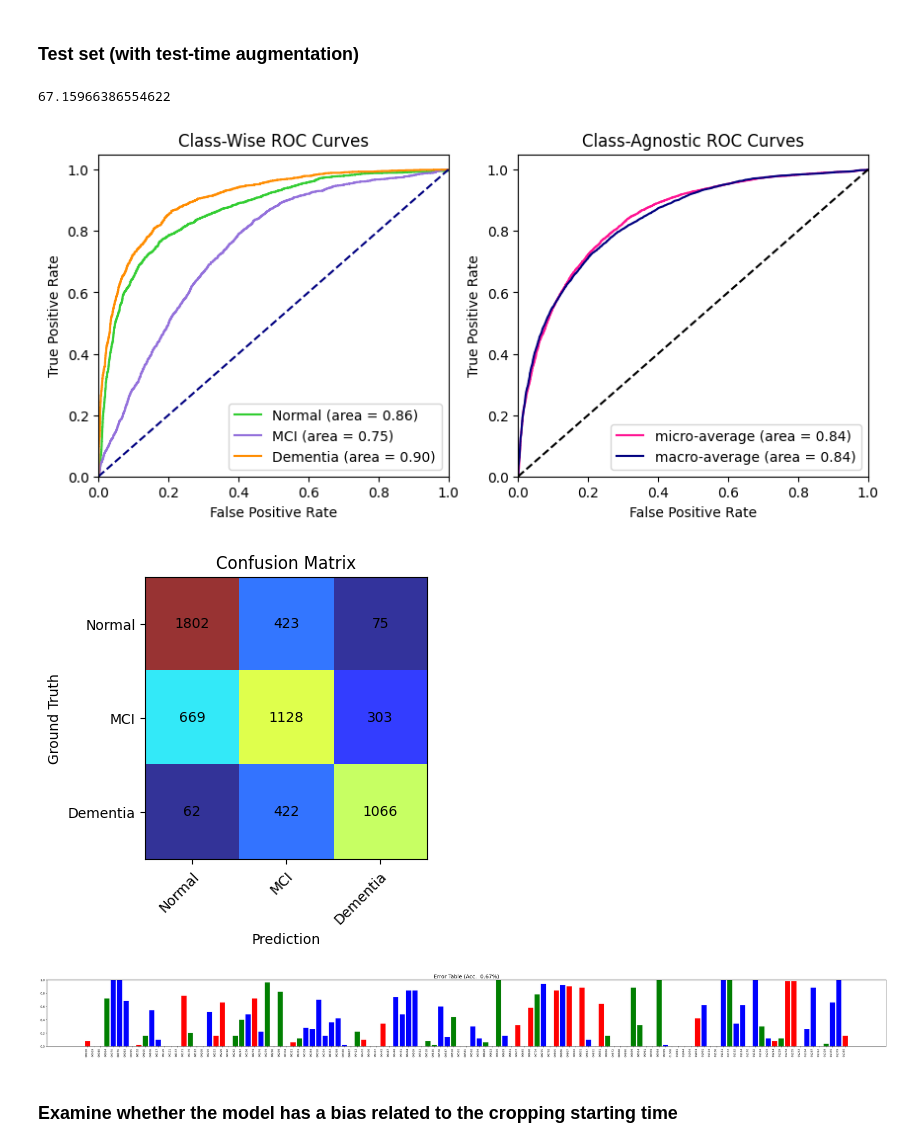
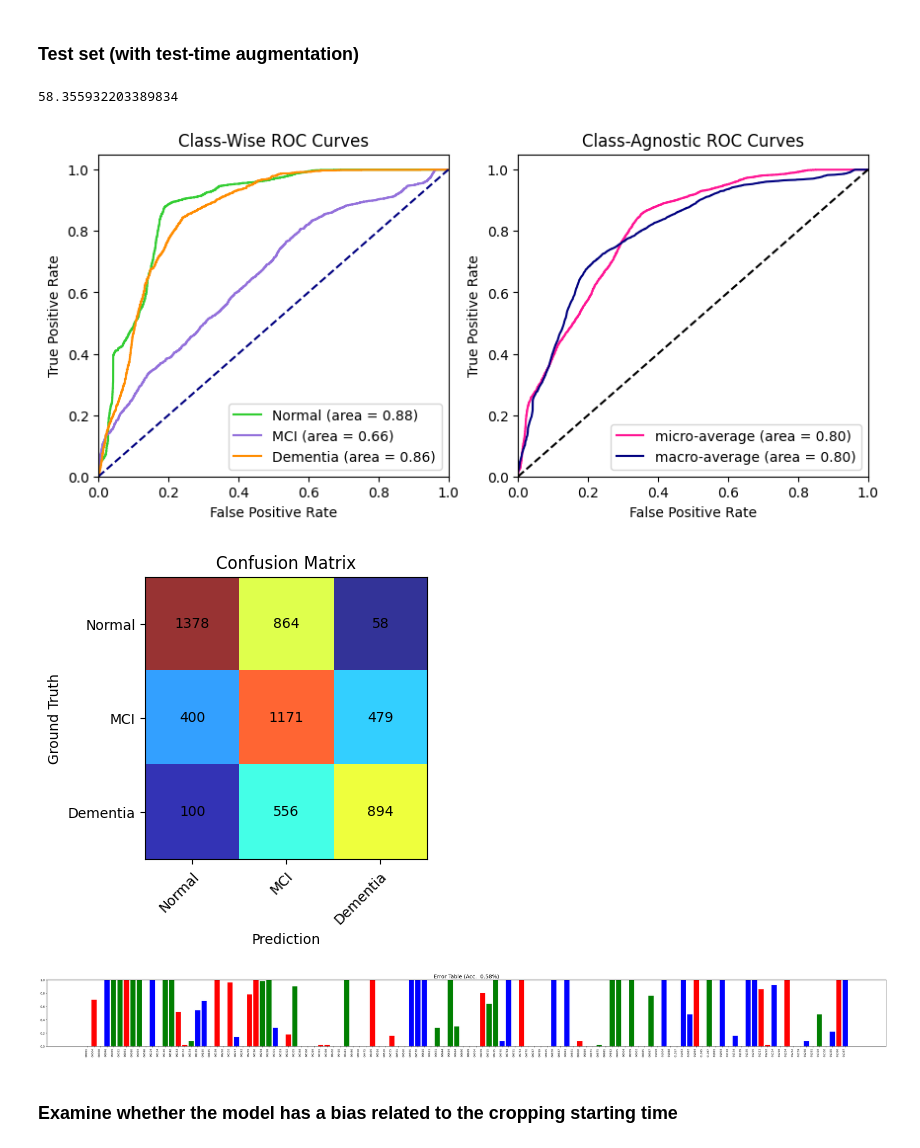
Before and after one commit to nightchell2020/CG-MEA, a Jupyter notebook: notebook/07_Evaluate.ipynb, the cells around one changed output. Cells and saved outputs as stored; diff of their text form; code cells hidden in the pictures.

```diff
--- a/notebook/07_Evaluate.ipynb
+++ b/notebook/07_Evaluate.ipynb
@@ -85,5 +93,15 @@ pprint.pprint(config, width=250)
 
 ## Load the target model
 # %%
-model = config['generator'](**config).to(device)
-model.load_state_dict(model_state)
+# model = config['generator'](**config).to(device)
+model = hydra.utils.instantiate(config).to(device)
+
+if config.get('ddp', False):
+    model_state_ddp = deepcopy(model_state)
+    model_state = OrderedDict()
+    for k, v in model_state_ddp.items():
+        name = k[7:] # remove 'module.' of DataParallel/DistributedDataParallel
+        model_state[name] = v
+    model.load_state_dict(model_state)
+else:
+    model.load_state_dict(model_state)
@@ -186,11 +114,11 @@ def check_accuracy_extended_debug(model, loader, preprocess, config, repeat=1):
 # %%
 config = ckpt['config']
 
+config['ddp'] = False
 config['crop_timing_analysis'] = True
 config['eval'] = True
 config['device'] = device
 
-repeat = round(50 / config['crop_multiple'])
-
-train_loader, val_loader, test_loader, longer_test_loader = build_dataset_for_train(config, verbose=True)
+repeat = round(200 / config['crop_multiple'])
+print(repeat)
 # %% [output]
@@ -213,0 +128,2 @@ transform_longer: Compose(
+# %%
+train_loader, val_loader, test_loader, multicrop_test_loader = build_dataset_for_train(config, verbose=True)
@@ -280,25 +217,25 @@ draw_error_table(test_error_table, use_wandb=False)
 # %% [markdown]
 ### Test set (with test-time augmentation)
 # %%
-_ = check_accuracy_extended_debug(model, longer_test_loader, config['preprocess_test'], config, repeat=repeat)
-longer_test_acc = _[0]
-longer_test_score = _[1]
-longer_test_target = _[2]
-longer_test_confusion = _[3]
-longer_test_error_table = _[4]
-longer_test_crop_timing = _[5]
+_ = check_accuracy_multicrop_extended(model, multicrop_test_loader,
+                                      config['preprocess_test'], config, repeat=repeat)
+multi_test_acc = _[0]
+multi_test_score = _[1]
+multi_test_target = _[2]
+multi_test_confusion = _[3]
+multi_test_error_table = _[4]
 
-print(longer_test_acc)
+print(multi_test_acc)
 # %% [output]
-67.15966386554622
+58.355932203389834
 # %%
-draw_roc_curve(longer_test_score, longer_test_target, config['class_label_to_name'], use_wandb=False)
-draw_confusion(longer_test_confusion, config['class_label_to_name'], use_wandb=False)
-draw_error_table(longer_test_error_table, use_wandb=False)
+draw_roc_curve(multi_test_score, multi_test_target, config['class_label_to_name'], use_wandb=False)
+draw_confusion(multi_test_confusion, config['class_label_to_name'], use_wandb=False)
+draw_error_table(multi_test_error_table, use_wandb=False)
 # %% [output]
-[figure, old version]
+[figure, new version]
-[figure, old version]
+[figure, new version]
-[figure, old version]
+[figure, new version]
 # %% [markdown]
 ### Examine whether the model has a bias related to the cropping starting time
 # %%
```
Also changed, not shown: parts of 28 cells of this notebook, 7 other files.
